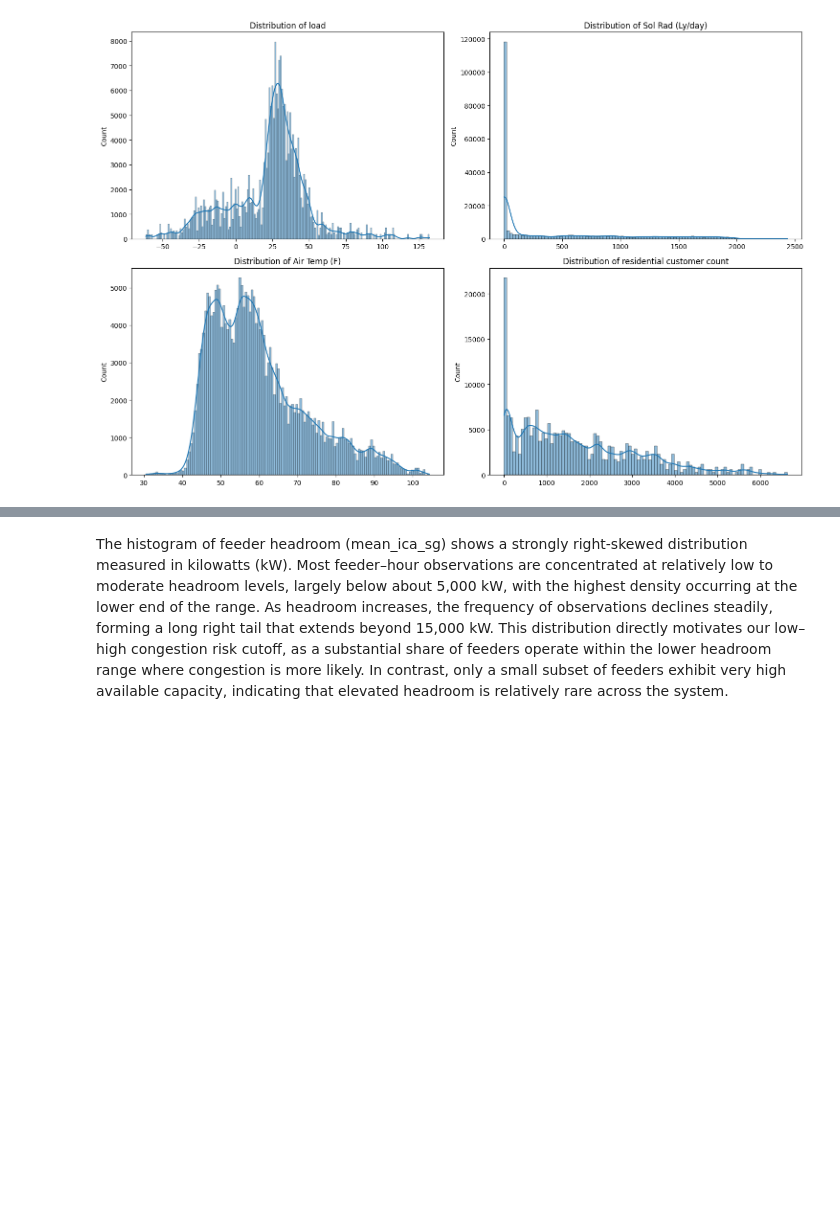
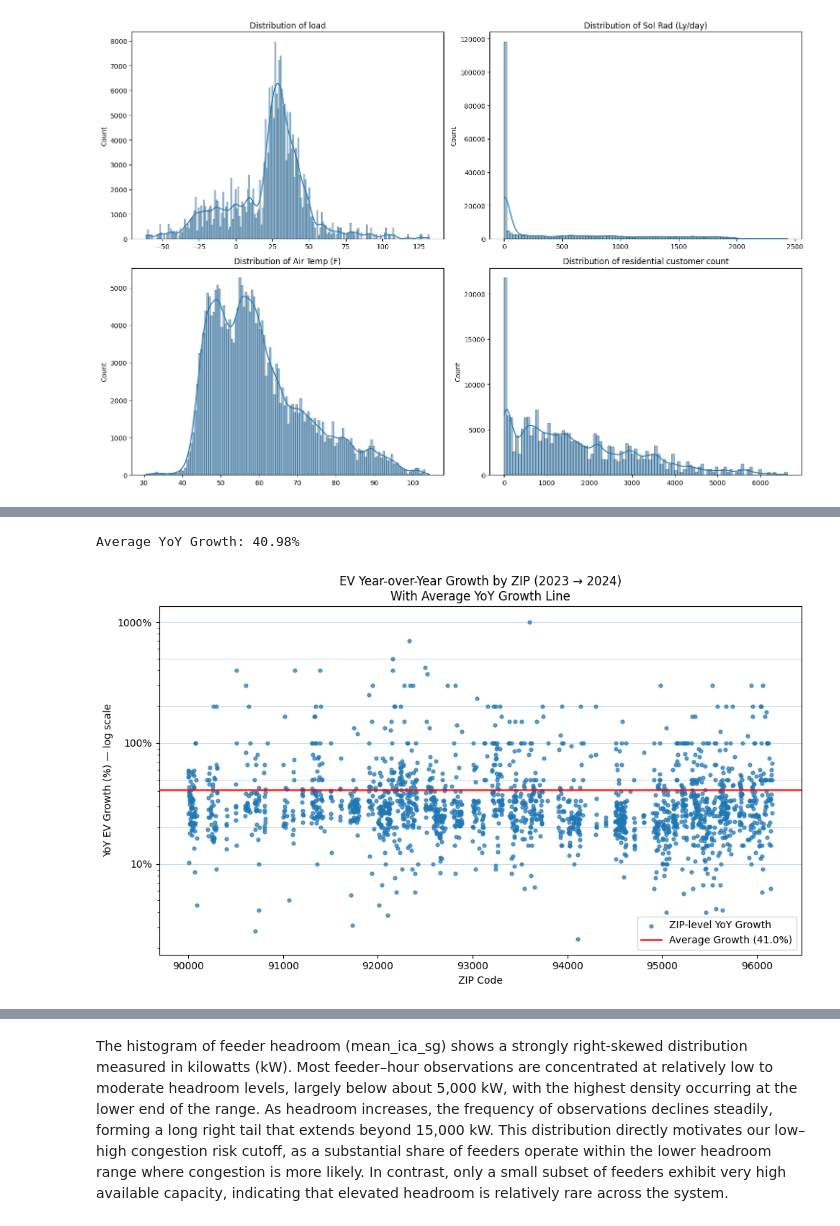
Before and after one commit to Brookeeichen/Predicted-Feeder-Congestion, a Jupyter notebook: FinalProjectTemplate_2025.ipynb, the cells around one changed output, grey strips where cells are left out. Saved outputs shown, nothing was run; the diff lists cells and outputs as text; code cells hidden in the pictures; blank space fills up the shorter version.

```diff
--- a/FinalProjectTemplate_2025.ipynb
+++ b/FinalProjectTemplate_2025.ipynb
@@ -384,0 +330,63 @@ plt.show()
+# %%
+import pandas as pd
+import matplotlib.pyplot as plt
+from matplotlib.ticker import FuncFormatter
+
+# 1. Load data
+df = pd.read_csv("EV_Pop_Growth_23_24.csv")
+
+# 2. Keep only positive YoY growth
+df_filtered = df[df["%change"] > 0].copy()
+
+# 3. Convert fractional YoY values to percent
+df_filtered["YoY_percent"] = df_filtered["%change"] * 100
+
+# 4. Compute the mean YoY growth (%)
+mean_growth = df_filtered["YoY_percent"].mean()
+
+print(f"Average YoY Growth: {mean_growth:.2f}%")
+
+# 5. Percentage formatter for log-scale y-axis
+def percent_formatter(x, pos):
+    return f"{x:.0f}%"
+
+formatter = FuncFormatter(percent_formatter)
+
+# 6. Plot
+plt.figure(figsize=(10,6))
+
+plt.scatter(
+    df_filtered["Zip Code"],
+    df_filtered["YoY_percent"],
+    s=12,
+    alpha=0.7,
+    label="ZIP-level YoY Growth"
+)
+
+plt.yscale("log")
+plt.gca().yaxis.set_major_formatter(formatter)
+
+# --- Add the average line ---
+plt.axhline(
+    mean_growth,
+    color="red",
+    linestyle="-",
+    linewidth=2,
+    alpha=0.8,
+    label=f"Average Growth ({mean_growth:.1f}%)"
+)
+
+# Optional reference gridlines
+for ref in [10, 20, 50, 100, 200, 500, 1000]:
+    plt.axhline(ref, linestyle="-", linewidth=0.6, alpha=0.3)
+
+plt.xlabel("ZIP Code")
+plt.ylabel("YoY EV Growth (%) — log scale")
+plt.title("EV Year-over-Year Growth by ZIP (2023 → 2024)\nWith Average YoY Growth Line")
+
+plt.legend()
+plt.tight_layout()
+plt.show()
+# %% [output]
+Average YoY Growth: 40.98%
+[figure, added]
```
Also changed, not shown: parts of 17 cells of this notebook.
